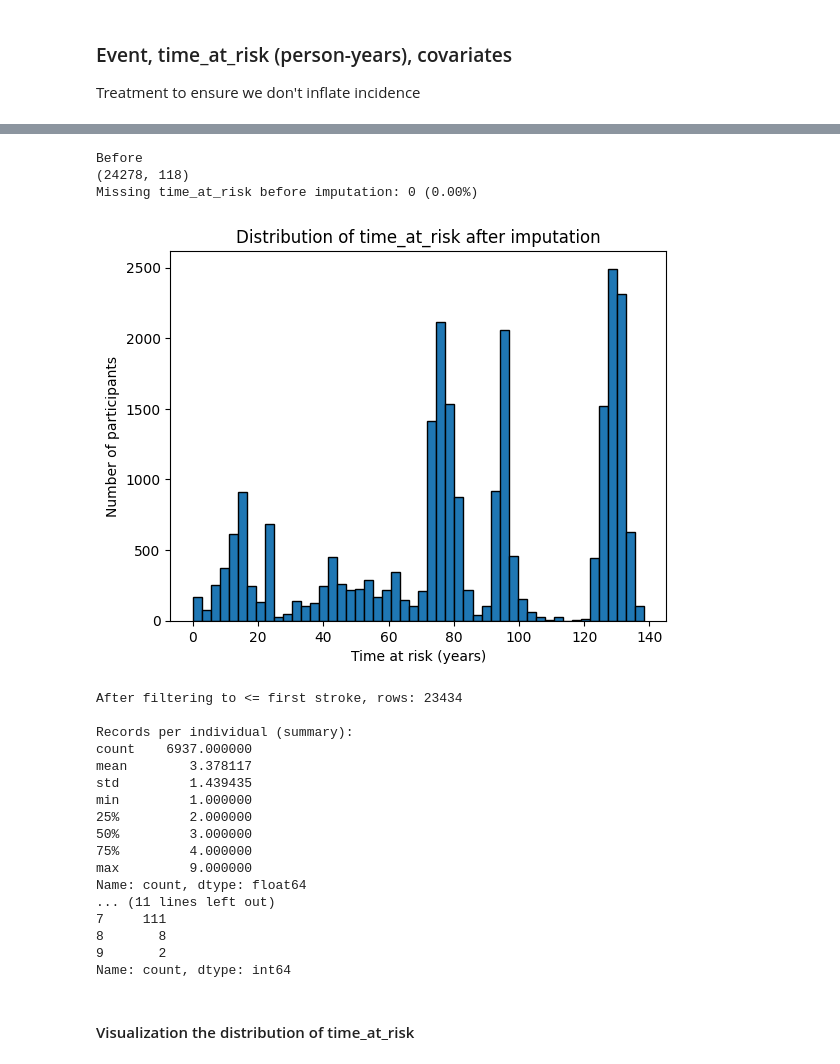
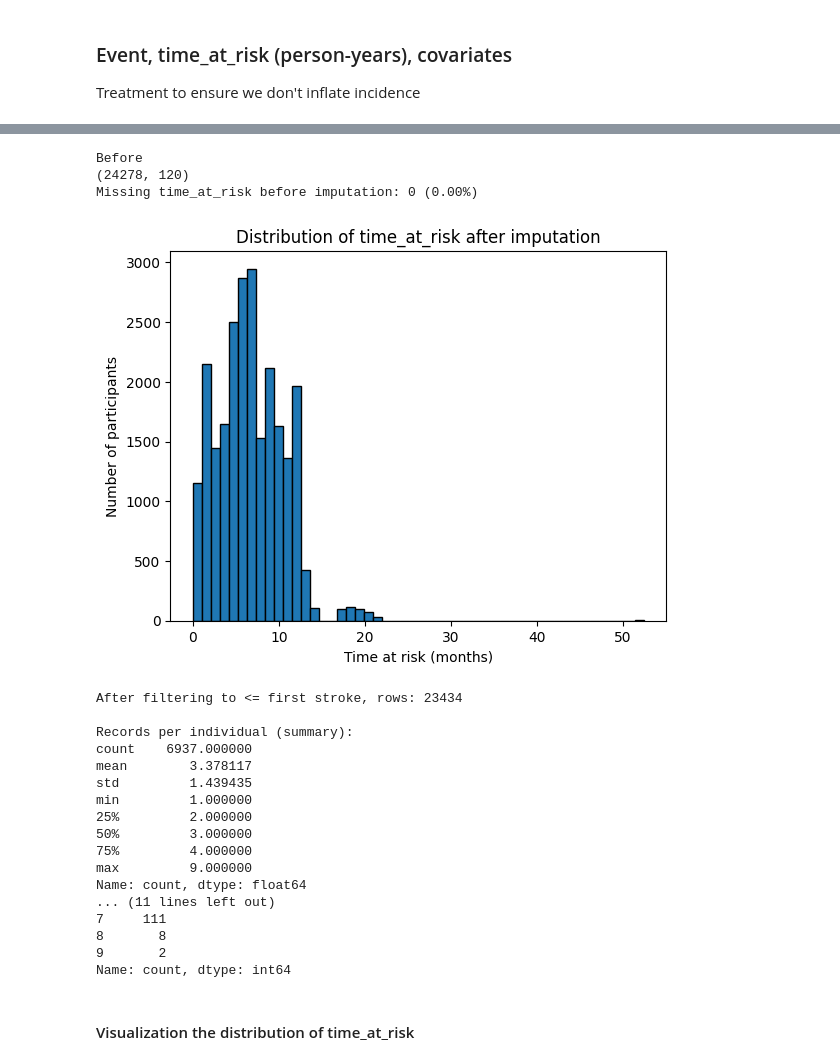
Before and after one commit to dmainagithub/stroke-work, a Jupyter notebook: notebooks/stroke_poisson_model_agincourt-multiple.ipynb, the cells around one changed output, grey strips where cells are left out. Cells and saved outputs as stored; diff of their text form; code cells hidden in the pictures.

```diff
--- a/notebooks/stroke_poisson_model_agincourt-multiple.ipynb
+++ b/notebooks/stroke_poisson_model_agincourt-multiple.ipynb
@@ -180,0 +174,15 @@ Treatment to ensure we don't inflate incidence
+# %%
+# ---------------------------------------------------------------------------
+# df['res_eventdate'] = pd.to_datetime(df['res_eventdate'], errors='coerce')
+# Convert obs_date from string (e.g., '26jul2008') to datetime
+df['obs_date'] = pd.to_datetime(df['obs_date'], format='%d%b%Y', errors='coerce')
+
+# 1. Get study start and end per project (source)
+study_periods = (
+    df.groupby('source')['obs_date']
+      .agg(study_start='min', study_end='max')
+      .reset_index()
+)
+
+# 2. Merge study periods back to original data
+df = df.merge(study_periods, on='source', how='left')
@@ -188,18 +222,15 @@ print(df.shape)
 # df = df[df['res_event'].isin(valid_events)].copy()
 
 # ---------------------------------------------------------------------------
-# df['res_eventdate'] = pd.to_datetime(df['res_eventdate'], errors='coerce')
-# Convert obs_date from string (e.g., '26jul2008') to datetime
-df['obs_date'] = pd.to_datetime(df['obs_date'], format='%d%b%Y', errors='coerce')
-
-# ---------------------------------------------------------------------------
 # Sorting based on an individual and observation date
 df = df.sort_values(['individual_id', 'obs_date'])
 
 # ---------------------------------------------------------------------------
 # Preparing time intervals during which a person is at risk
-df['start_date'] = df.groupby('individual_id')['obs_date'].transform('min')
-df['end_date'] = df.groupby('individual_id')['obs_date'].transform('max')
+# df['start_date'] = df.groupby('individual_id')['obs_date'].transform('min')
+# df['end_date'] = df.groupby('individual_id')['obs_date'].transform('max')
+df['start_date'] = df['obs_date']
+df['end_date']   = df['study_end']
 
 # ---------------------------------------------------------------------------
 # Computing time at risk (person-time) in years
@@ -223,9 +254,10 @@ if 'site' in df.columns:
 import matplotlib.pyplot as plt
 
 plt.hist(df['time_at_risk'], bins=50, edgecolor='black')
-plt.xlabel("Time at risk (years)")
+plt.xlabel("Time at risk (months)")
 plt.ylabel("Number of participants")
 plt.title("Distribution of time_at_risk after imputation")
+# plt.savefig("D:/APHRC/GoogleDrive_ii/stata_do_files/madiva/stroke_work/visualization/time_at_risk_Agincourt_i.png", dpi=300, bbox_inches='tight')
 plt.show()
 # ---------------------------------------------------------------------------
 
@@ -267,35 +299,35 @@ print("\nRecords per individual (summary):")
 print(counts_summary)
 
 # How many individuals have only one record (single-visit)?
 n_single = (counts == 1).sum()
 pct_single = (n_single / counts.shape[0]) * 100
 
 print(f"\nIndividuals with a single record: {n_single} ({pct_single:.1f}%)")
 
 # Show frequency distribution (top few)
 print("\nTop frequency counts (number of persons with X records):")
 freq_table = counts.value_counts().sort_index()      # index = number of records, value = # persons
 print(freq_table.head(20))  # show first 20 rows; increase if needed
 
 # # If you want the full distribution dataframe:
 # freq_df = freq_table.reset_index().rename(columns={'index': 'n_records', 'individual_id': 'n_persons'})
 # Create a clean dataframe version
 freq_df = freq_table.reset_index(name="n_persons")
 freq_df.columns = ['n_records', 'n_persons']  # rename safely
 
 # ---------------------------
 # 4. (Optional) If you intend to use months offsets in models:
 #     prepare X,y,offset using offset_months
 # ---------------------------
 # Example:
 # offset_for_model = df['offset_months']
 # y_for_model = df['event']
 # X_for_model = df[covariates_present]  # after your usual pre-processing
 # %% [output]
 Before
-(24278, 118)
+(24278, 120)
 Missing time_at_risk before imputation: 0 (0.00%)
-[figure, old version]
+[figure, new version]
 After filtering to <= first stroke, rows: 23434
 
 Records per individual (summary):
```
Also changed, not shown: parts of 18 cells of this notebook, 2 other files.
